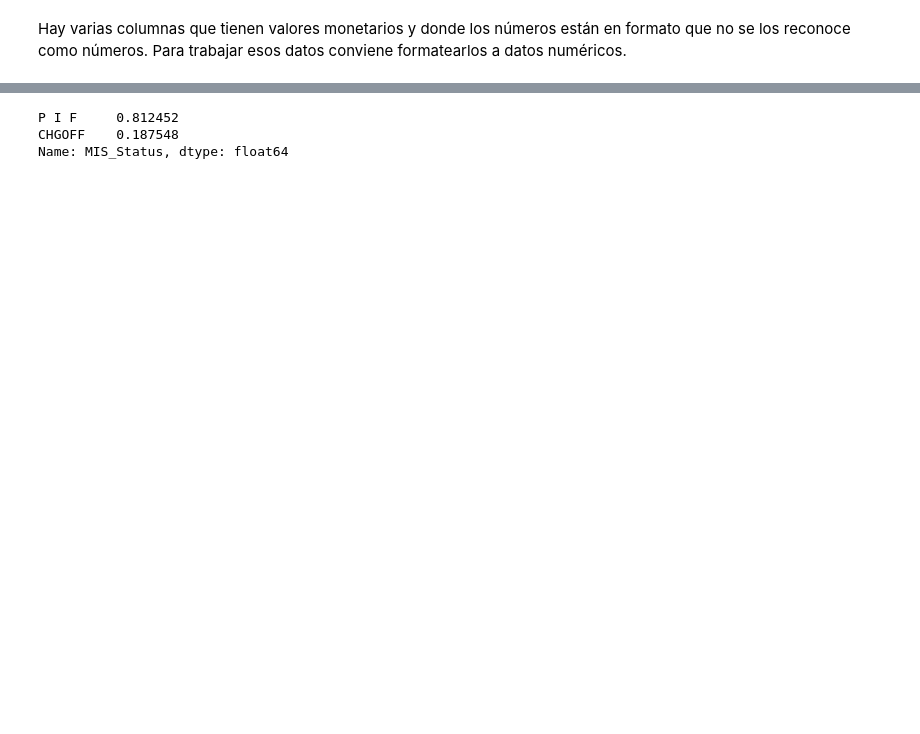
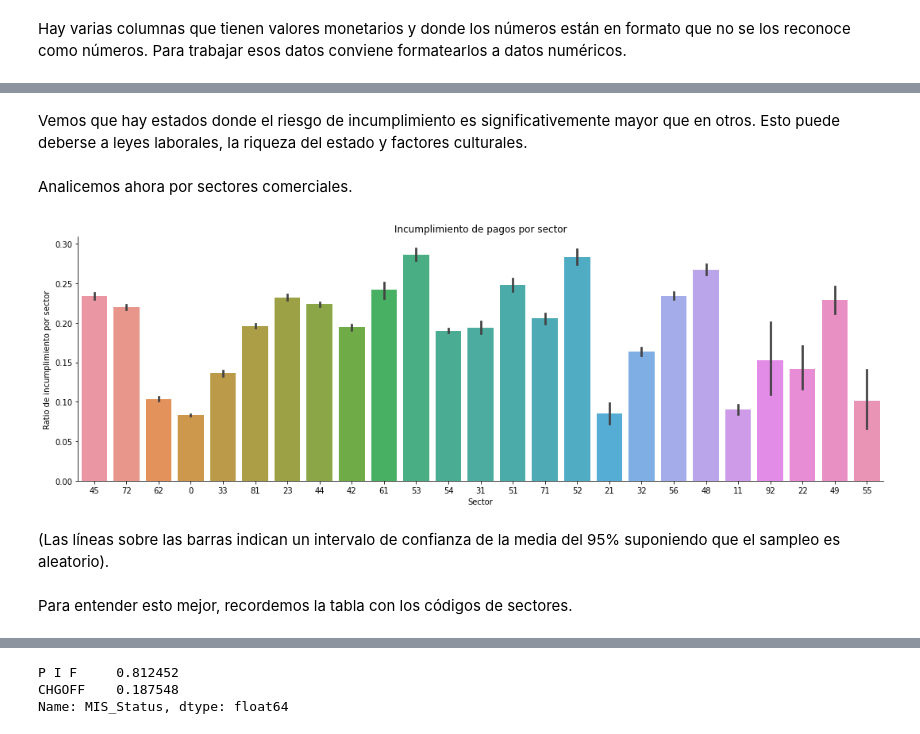
Before and after one commit to HGalletti/Pr-stamos-bancarios, a Jupyter notebook: Préstamos.ipynb, the cells around one changed output, grey strips where cells are left out. Saved outputs shown, nothing was run; the diff lists cells and outputs as text; code cells hidden in the pictures; blank space fills up the shorter version.

```diff
--- a/Préstamos.ipynb
+++ b/Préstamos.ipynb
@@ -209,0 +513,14 @@ Analicemos los porcentajes de los valores de MIS_Status según si es nuevo el ne
+# %% [markdown]
+Vemos que hay estados donde el riesgo de incumplimiento es significativemente mayor que en otros. Esto puede deberse a leyes laborales, la riqueza del estado y factores culturales.
+# %% [markdown]
+Analicemos ahora por sectores comerciales.
+# %%
+sns.catplot( data=loan, x="Sector", y="MIS_Status_numeric", kind="bar", aspect=3); #En el eje y grafica un promedio de MIS_Status_numeric.
+plt.ylabel('Ratio de incumplimiento por sector');
+plt.title("Incumplimiento de pagos por sector");
+# %% [output]
+[figure, added]
+# %% [markdown]
+(Las líneas sobre las barras indican un intervalo de confianza de la media del 95% suponiendo que el sampleo es aleatorio).
+# %% [markdown]
+Para entender esto mejor, recordemos la tabla con los códigos de sectores.
```
Also changed, not shown: parts of 148 cells of this notebook.
